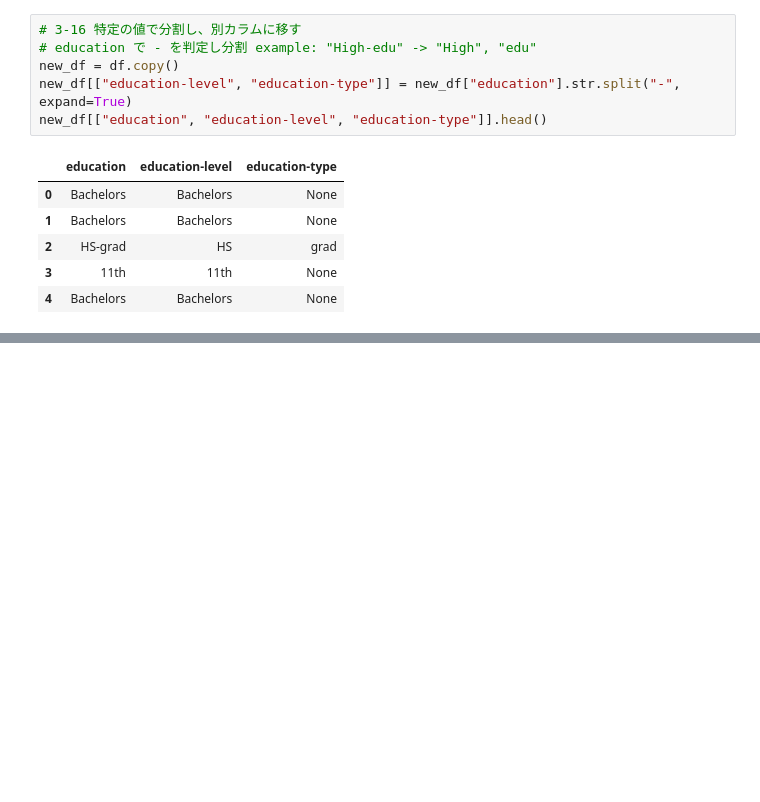
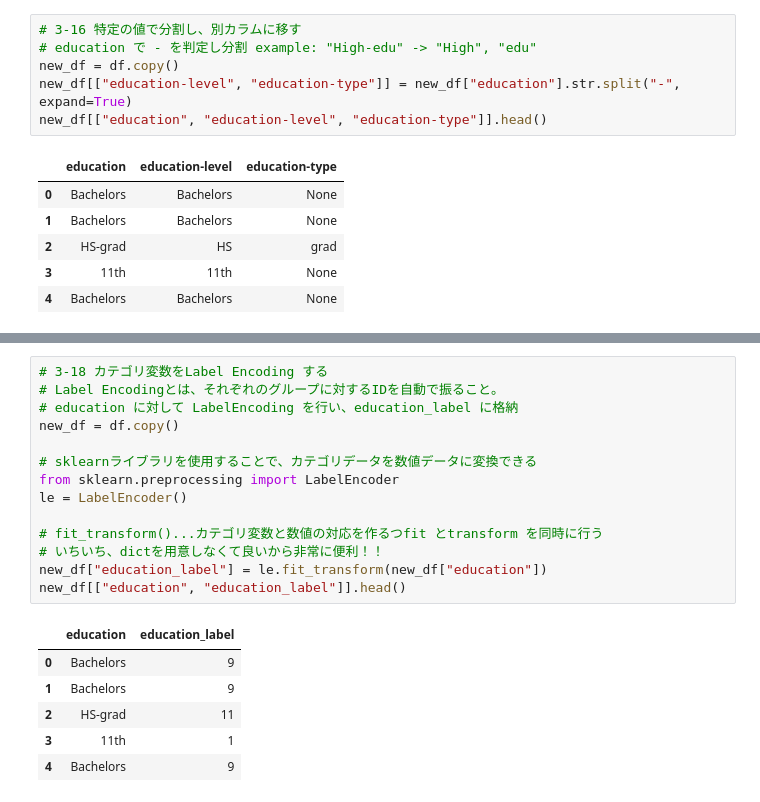
Before and after one commit to doremococo/python-bootcamp, a Jupyter notebook: chapter3.ipynb, the cells around one changed output, grey strips where cells are left out. Cells and saved outputs as stored; diff of their text form; blank space fills up the shorter version.

```diff
--- a/chapter3.ipynb
+++ b/chapter3.ipynb
@@ -297,0 +310,21 @@ new_df[["education", "education-level", "education-type"]].head()
+# %%
+# 3-18 カテゴリ変数をLabel Encoding する
+# Label Encodingとは、それぞれのグループに対するIDを自動で振ること。
+# education に対して LabelEncoding を行い、education_label に格納
+new_df = df.copy()
+
+# sklearnライブラリを使用することで、カテゴリデータを数値データに変換できる
+from sklearn.preprocessing import LabelEncoder
+le = LabelEncoder()
+
+# fit_transform()...カテゴリ変数と数値の対応を作るつfit とtransform を同時に行う
+# いちいち、dictを用意しなくて良いから非常に便利！！
+new_df["education_label"] = le.fit_transform(new_df["education"])
+new_df[["education", "education_label"]].head()
+# %% [output]
+|  | education | education_label |
+| 0 | Bachelors | 9 |
+| 1 | Bachelors | 9 |
+| 2 | HS-grad | 11 |
+| 3 | 11th | 1 |
+| 4 | Bachelors | 9 |
```
Also changed, not shown: parts of 2 cells of this notebook.
